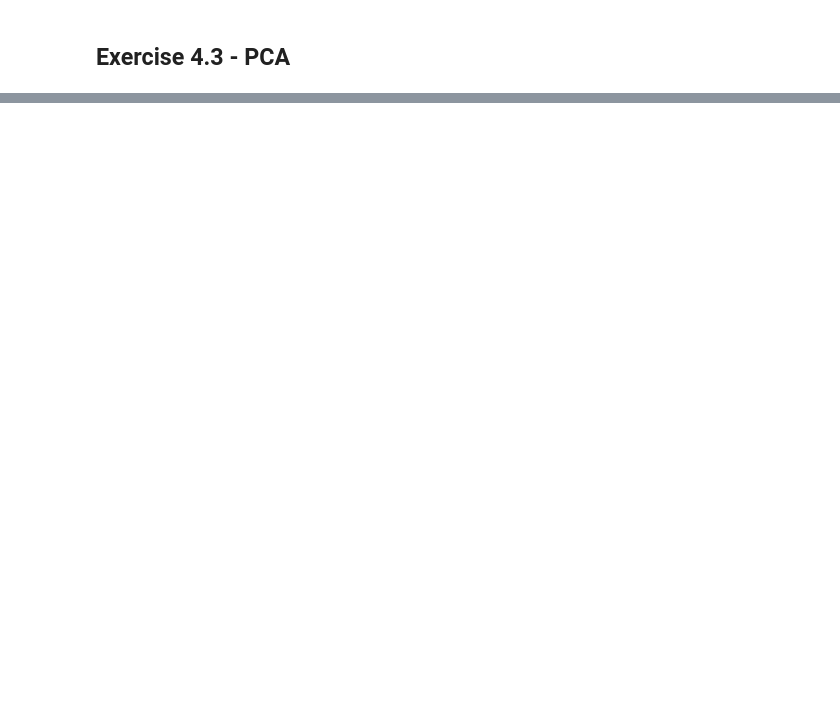
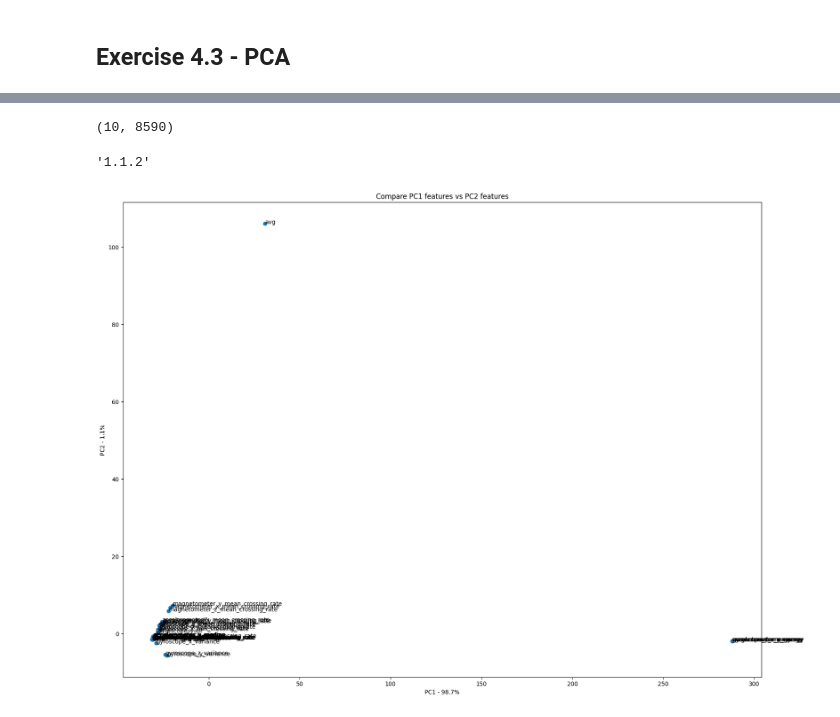
Before and after one commit to PugtgYosuky/clf-human-activities, a Jupyter notebook: src/project.ipynb, the cells around one changed output, grey strips where cells are left out. Drawn from its saved outputs; the diff is of its cells as text; code cells hidden in the pictures; blank space fills up the shorter version.

```diff
--- a/src/project.ipynb
+++ b/src/project.ipynb
@@ -708,2 +753,2 @@ AttributeError: 'PCA' object has no attribute 'explained_variance_ration'
 # %%
-# pca_dataframe = pd.DataFrame(pca_data, index=features_data.columns, columns=labels)
+pca_dataframe = pd.DataFrame(pca_data, index=features_data.columns, columns=labels)
@@ -709,0 +771,8 @@ AttributeError: 'PCA' object has no attribute 'explained_variance_ration'
+# %%
+pca.components_.shape
+# %% [output]
+(10, 8590)
+# %%
+sklearn.__version__
+# %% [output]
+'1.1.2'
@@ -709,0 +781,11 @@ AttributeError: 'PCA' object has no attribute 'explained_variance_ration'
+# %%
+plt.figure(figsize=(20, 15))
+plt.scatter(pca_dataframe.PC1, pca_dataframe.PC2)
+plt.title('Compare PC1 features vs PC2 features')
+plt.xlabel('PC1 - {0}%'.format(percentage_var[0]))
+plt.ylabel('PC2 - {0}%'.format(percentage_var[1]))
+for sample in pca_dataframe.index:
+    plt.annotate(sample, (pca_dataframe.PC1.loc[sample], pca_dataframe.PC2.loc[sample]))
+plt.show()
+# %% [output]
+[figure, added]
```
Also changed, not shown: parts of 59 cells of this notebook, 3 other files.
